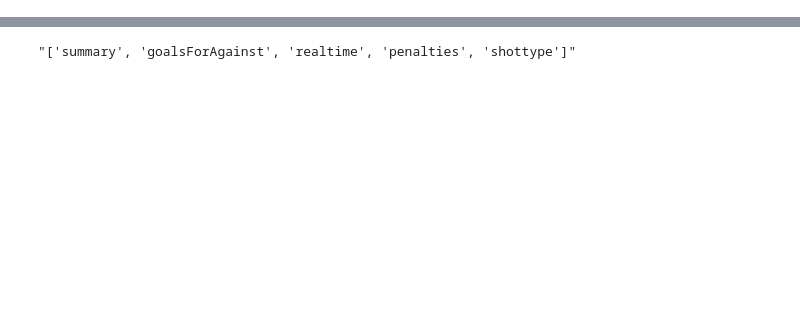
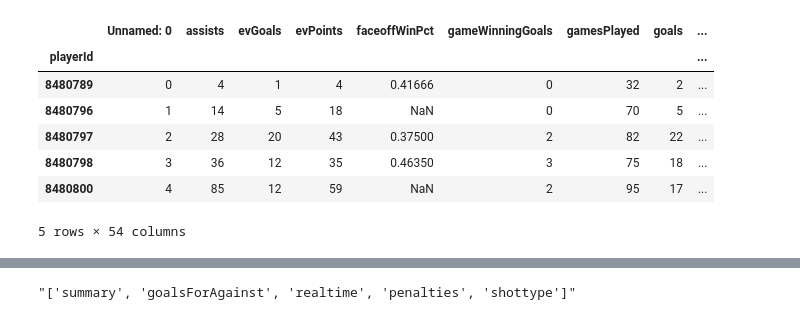
Before and after one commit to HenrikSpitzenpfeil/nhl_playerstats, a Jupyter notebook: nhl_api.ipynb, the cells around one changed output, grey strips where cells are left out. Saved outputs shown, nothing was run; the diff lists cells and outputs as text; code cells hidden in the pictures; blank space fills up the shorter version.

```diff
--- a/nhl_api.ipynb
+++ b/nhl_api.ipynb
@@ -30,0 +34,3 @@ stats
+# %%
+df_stat_summary= pd.read_csv('player_list.csv', index_col='playerId')
+df_stat_summary.drop(df_stat_summary.columns[0], axis=1)
@@ -31,3 +52,14 @@ stats
+# %%
+df_stat_summary.join(df, on= rsuffix='rt', validate='one_to_many').head()
+# %% [output]
+|  | Unnamed: 0 | assists | evGoals | evPoints | faceoffWinPct | gameWinningGoals | gamesPlayed | goals | ... |
+| playerId |  |  |  |  |  |  |  |  | ... |
+| 8480789 | 0 | 4 | 1 | 4 | 0.41666 | 0 | 32 | 2 | ... |
+| 8480796 | 1 | 14 | 5 | 18 | NaN | 0 | 70 | 5 | ... |
+| 8480797 | 2 | 28 | 20 | 43 | 0.37500 | 2 | 82 | 22 | ... |
+| 8480798 | 3 | 36 | 12 | 35 | 0.46350 | 3 | 75 | 18 | ... |
+| 8480800 | 4 | 85 | 12 | 59 | NaN | 2 | 95 | 17 | ... |
+5 rows × 54 columns
 # %%
 all_player_stats = []
 season_id = 20232024
```
Also changed, not shown: parts of 15 cells of this notebook, 1 other file.
